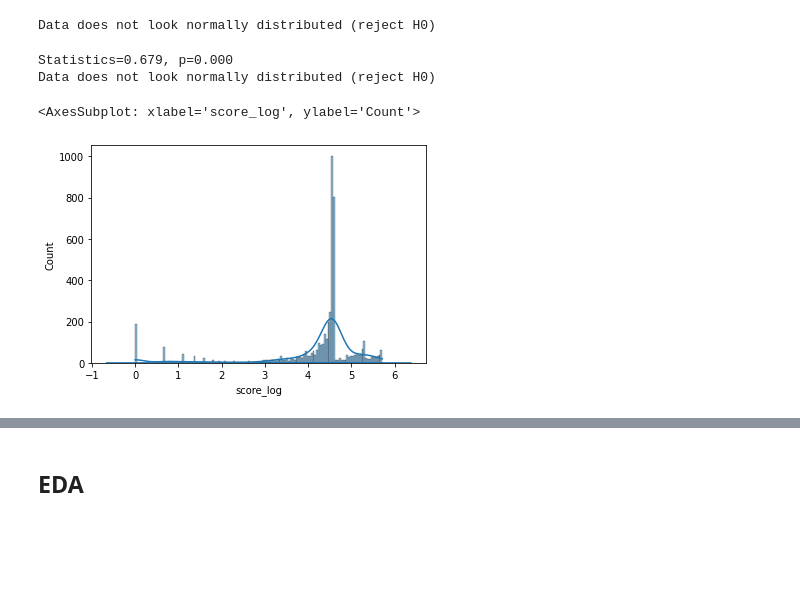
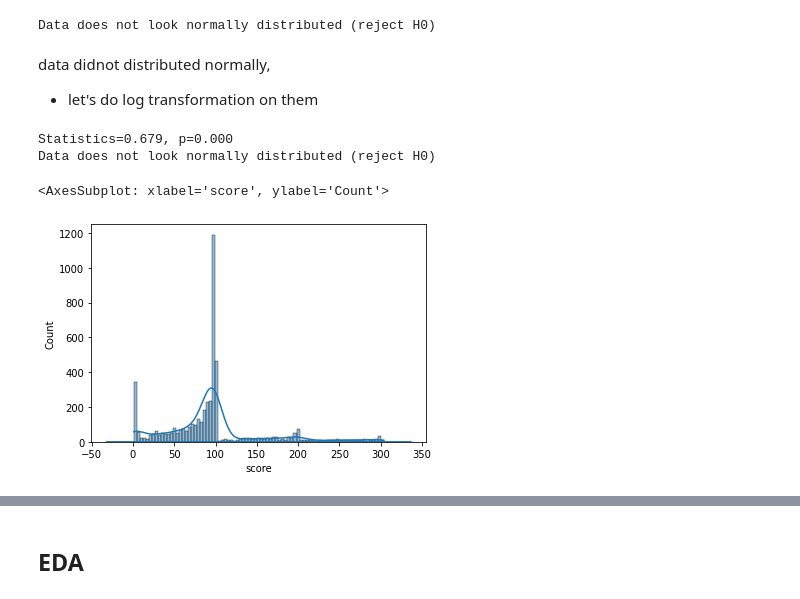
Before and after one commit to chandru1003/Data--Projects, a Jupyter notebook: Web scraping/Goodreads/Goodreads Web-Scraping.ipynb, the cells around one changed output, grey strips where cells are left out. Cells and saved outputs as stored; diff of their text form; code cells hidden in the pictures; blank space fills up the shorter version.

```diff
--- a/Web scraping/Goodreads/Goodreads Web-Scraping.ipynb
+++ b/Web scraping/Goodreads/Goodreads Web-Scraping.ipynb
@@ -457,7 +464,7 @@ dtype: int64
 - adjusting the outlier with median value
 # %%
 median = np.median(data['ratings'])
-data.loc[(data['ratings'] >= 258) | (data['ratings'] <= 0), 'ratings'] = median
+data.loc[(data['ratings'] < lower_bound) | (data['ratings'] > upper_bound), 'ratings'] = median
 # %%
 sns.histplot(data=data, x="ratings", kde=True)
 sns.kdeplot(data=data, x="ratings")
@@ -483,13 +487,0 @@ Data does not look normally distributed (reject H0)
-# %%
-# Perform log transformation on the 'ratings' column
-data['ratings_log'] = np.log(data['ratings'])
-
-# Check if the transformed data is normally distributed using the Shapiro-Wilk test
-from scipy.stats import shapiro
-
-stat, p = shapiro(data['ratings_log'])
-print('Statistics=%.3f, p=%.3f' % (stat, p))
-if p > 0.05:
-    print('Data looks normally distributed (fail to reject H0)')
-else:
-    print('Data does not look normally distributed (reject H0)')
@@ -551,6 +530,6 @@ dtype: int64
 # %%
-median = np.median(data['votes'])
-data.loc[(data['votes'] < lower_bound) | (data['votes'] > upper_bound), 'votes'] = median
+median = np.median(data['avg_score'])
+data.loc[(data['avg_score'] < lower_bound) | (data['avg_score'] > upper_bound), 'avg_score'] = median
 # %%
 sns.histplot(data=data, x="avg_score", kde=True)
 sns.kdeplot(data=data, x="avg_score")
@@ -704,6 +681,19 @@ dtype: int64
 # %%
 median = np.median(data['score'])
 data.loc[(data['score'] < lower_bound) | (data['score'] > upper_bound), 'score'] = median
+# %%
+# Perform log transformation on the 'ratings' column
+data['votes_log'] = np.log(data['votes'])
+
+# Check if the transformed data is normally distributed using the Shapiro-Wilk test
+from scipy.stats import shapiro
+
+stat, p = shapiro(data['votes_log'])
+print('Statistics=%.3f, p=%.3f' % (stat, p))
+if p > 0.05:
+    print('Data looks normally distributed (fail to reject H0)')
+else:
+    print('Data does not look normally distributed (reject H0)')
 # %%
 sns.histplot(data=data, x="score", kde=True)
 sns.kdeplot(data=data, x="score")
@@ -726,4 +716,7 @@ else:
     print('Data does not look normally distributed (reject H0)')
 # %% [output]
 Data does not look normally distributed (reject H0)
+# %% [markdown]
+data didnot distributed normally,
+- let's do log transformation on them
 # %%
@@ -743,8 +736,8 @@ else:
 Statistics=0.679, p=0.000
 Data does not look normally distributed (reject H0)
 # %%
-sns.histplot(data=data, x="score_log", kde=True)
-sns.kdeplot(data=data, x="score_log")
+sns.histplot(data=data, x="score", kde=True)
+sns.kdeplot(data=data, x="score")
 # %% [output]
-<AxesSubplot: xlabel='score_log', ylabel='Count'>
+<AxesSubplot: xlabel='score', ylabel='Count'>
-[figure, old version]
+[figure, new version]
```
Also changed, not shown: parts of 42 cells of this notebook.
